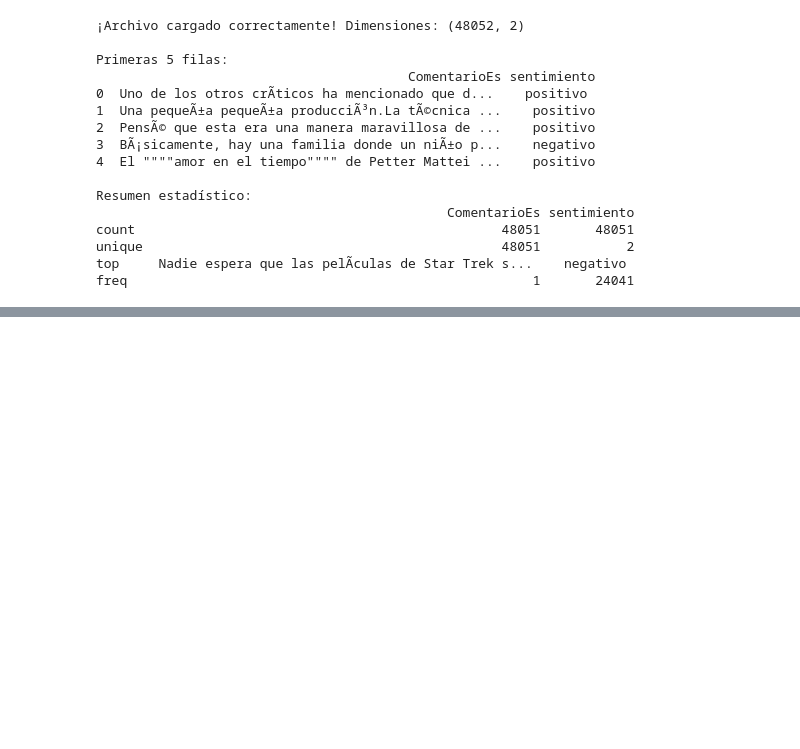
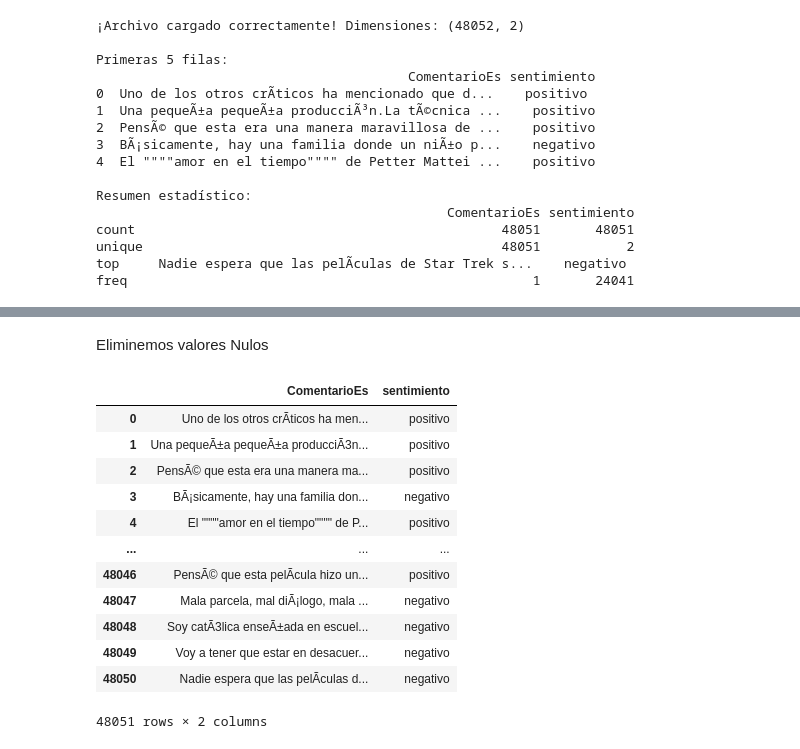
Before and after one commit to Paula3228/Proyecto-Final-Version1, a Jupyter notebook: src/explore.ipynb, the cells around one changed output, grey strips where cells are left out. Cells and saved outputs as stored; diff of their text form; code cells hidden in the pictures; blank space fills up the shorter version.

```diff
--- a/src/explore.ipynb
+++ b/src/explore.ipynb
@@ -59,0 +83,20 @@ df
+# %% [markdown]
+Eliminemos valores Nulos
+# %%
+df = df.dropna()
+df = df.reset_index(drop=True)
+df
+# %% [output]
+|  | ComentarioEs | sentimiento |
+| 0 | Uno de los otros crÃ­ticos ha men... | positivo |
+| 1 | Una pequeÃ±a pequeÃ±a producciÃ3n... | positivo |
+| 2 | PensÃ© que esta era una manera ma... | positivo |
+| 3 | BÃ¡sicamente, hay una familia don... | negativo |
+| 4 | El """"amor en el tiempo"""" de P... | positivo |
+| ... | ... | ... |
+| 48046 | PensÃ© que esta pelÃ­cula hizo un... | positivo |
+| 48047 | Mala parcela, mal diÃ¡logo, mala ... | negativo |
+| 48048 | Soy catÃ3lica enseÃ±ada en escuel... | negativo |
+| 48049 | Voy a tener que estar en desacuer... | negativo |
+| 48050 | Nadie espera que las pelÃ­culas d... | negativo |
+48051 rows × 2 columns
```
Also changed, not shown: parts of 15 cells of this notebook, 1 other file.
